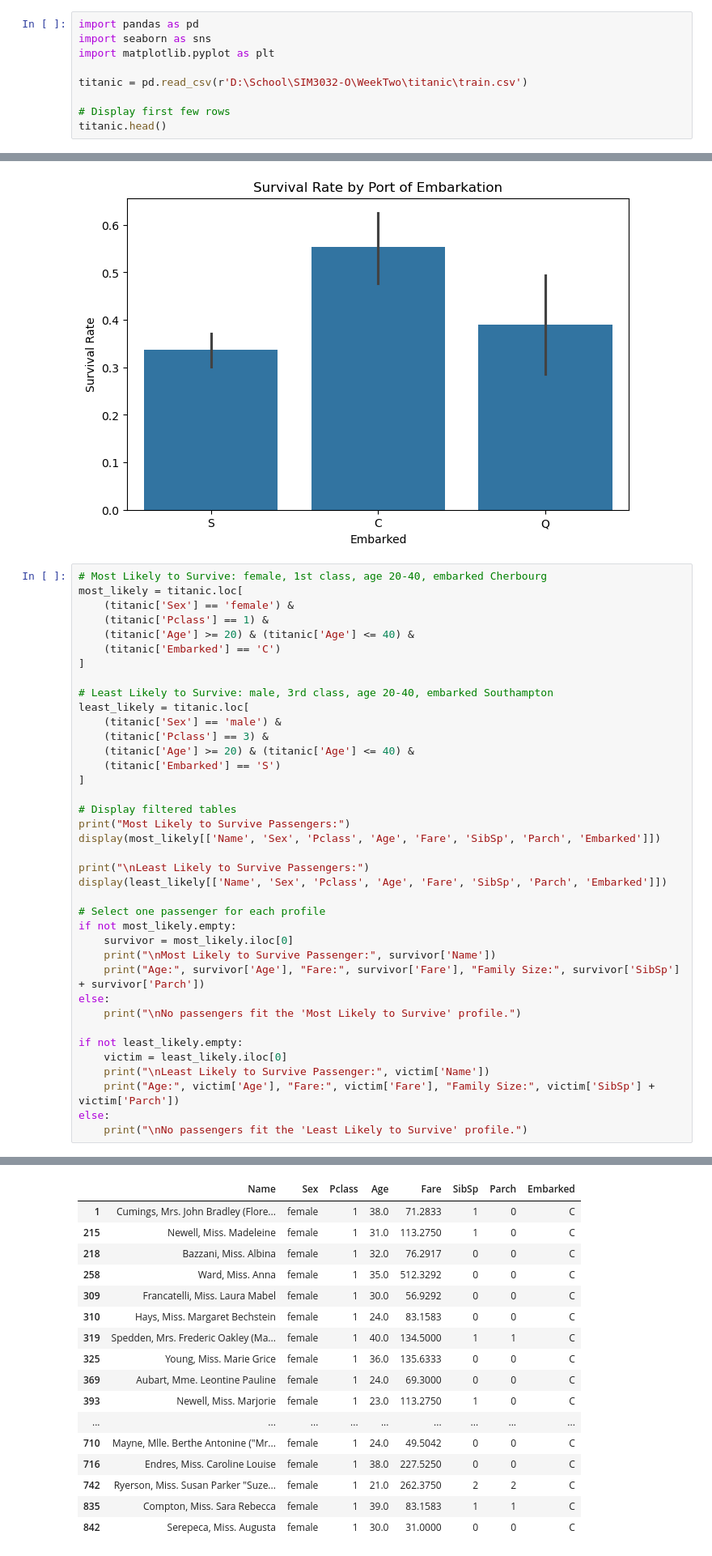
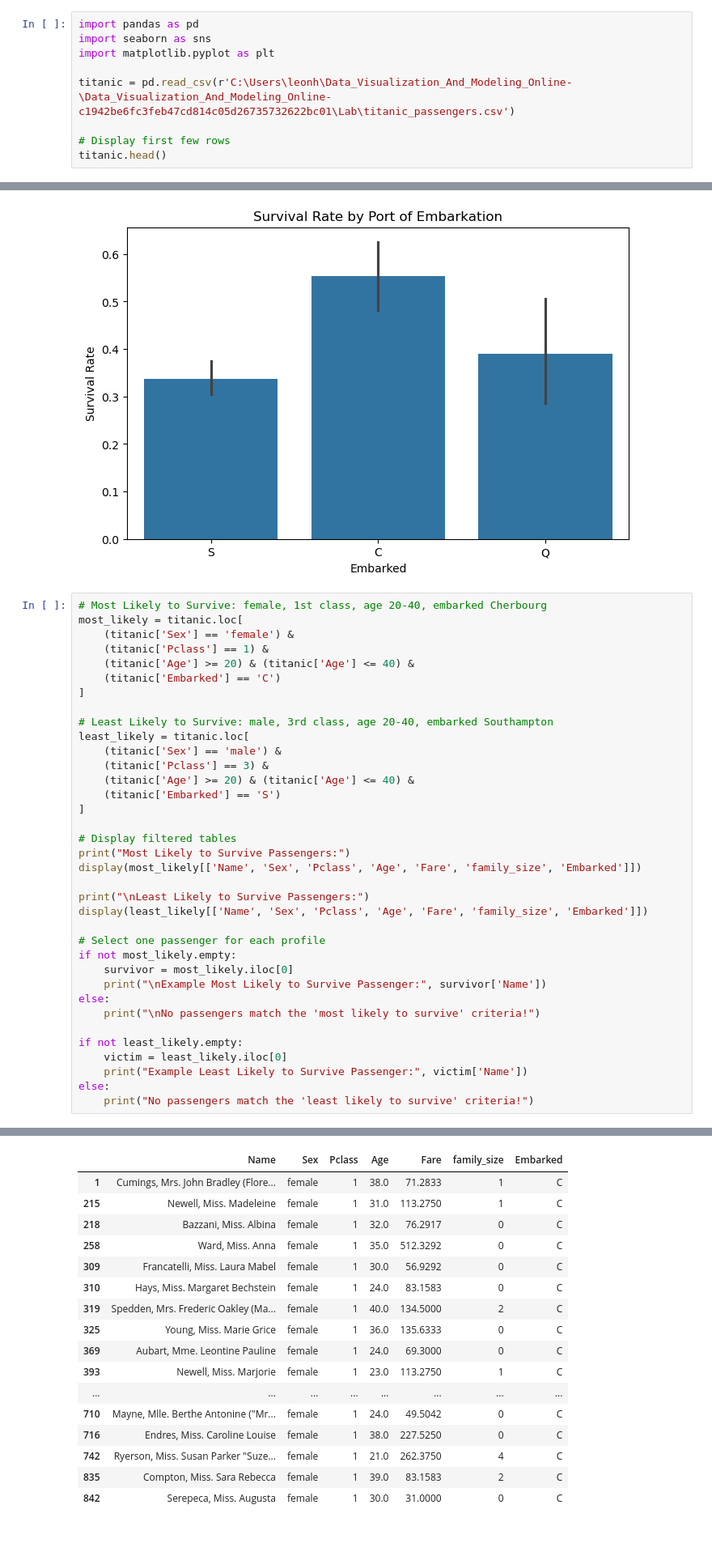
Before and after one commit to Zoro2131/DataVisualizationLabs, a Jupyter notebook: 2.3 Visualizing Relationships Between Categorical Features Lab.ipynb, the cells around one changed output, grey strips where cells are left out. Shown at 81% size. Drawn from its saved outputs; the diff is of its cells as text.

```diff
--- a/2.3 Visualizing Relationships Between Categorical Features Lab.ipynb
+++ b/2.3 Visualizing Relationships Between Categorical Features Lab.ipynb
@@ -44,7 +44,7 @@ import pandas as pd
 import seaborn as sns
 import matplotlib.pyplot as plt
 
-titanic = pd.read_csv(r'D:\School\SIM3032-O\WeekTwo\titanic\train.csv')
+titanic = pd.read_csv(r'C:\Users\leonh\Data_Visualization_And_Modeling_Online-\Data_Visualization_And_Modeling_Online-c1942be6fc3feb47cd814c05d26735732622bc01\Lab\titanic_passengers.csv')
 
 # Display first few rows
 titanic.head()
@@ -145,23 +175,21 @@ least_likely = titanic.loc[
 
 # Display filtered tables
 print("Most Likely to Survive Passengers:")
-display(most_likely[['Name', 'Sex', 'Pclass', 'Age', 'Fare', 'SibSp', 'Parch', 'Embarked']])
+display(most_likely[['Name', 'Sex', 'Pclass', 'Age', 'Fare', 'family_size', 'Embarked']])
 
 print("\nLeast Likely to Survive Passengers:")
-display(least_likely[['Name', 'Sex', 'Pclass', 'Age', 'Fare', 'SibSp', 'Parch', 'Embarked']])
+display(least_likely[['Name', 'Sex', 'Pclass', 'Age', 'Fare', 'family_size', 'Embarked']])
 
 # Select one passenger for each profile
 if not most_likely.empty:
     survivor = most_likely.iloc[0]
-    print("\nMost Likely to Survive Passenger:", survivor['Name'])
-    print("Age:", survivor['Age'], "Fare:", survivor['Fare'], "Family Size:", survivor['SibSp'] + survivor['Parch'])
+    print("\nExample Most Likely to Survive Passenger:", survivor['Name'])
 else:
-    print("\nNo passengers fit the 'Most Likely to Survive' profile.")
+    print("\nNo passengers match the 'most likely to survive' criteria!")
 
 if not least_likely.empty:
     victim = least_likely.iloc[0]
-    print("\nLeast Likely to Survive Passenger:", victim['Name'])
-    print("Age:", victim['Age'], "Fare:", victim['Fare'], "Family Size:", victim['SibSp'] + victim['Parch'])
+    print("Example Least Likely to Survive Passenger:", victim['Name'])
 else:
-    print("\nNo passengers fit the 'Least Likely to Survive' profile.")
+    print("No passengers match the 'least likely to survive' criteria!")
 # %% [output]
@@ -169,17 +197,17 @@ Filtered Most Likely to Survive Passengers:
-|  | Name | Sex | Pclass | Age | Fare | SibSp | Parch | Embarked |
-| 1 | Cumings, Mrs. John Bradley (Flore... | female | 1 | 38.0 | 71.2833 | 1 | 0 | C |
-| 215 | Newell, Miss. Madeleine | female | 1 | 31.0 | 113.2750 | 1 | 0 | C |
-| 218 | Bazzani, Miss. Albina | female | 1 | 32.0 | 76.2917 | 0 | 0 | C |
-| 258 | Ward, Miss. Anna | female | 1 | 35.0 | 512.3292 | 0 | 0 | C |
-| 309 | Francatelli, Miss. Laura Mabel | female | 1 | 30.0 | 56.9292 | 0 | 0 | C |
-| 310 | Hays, Miss. Margaret Bechstein | female | 1 | 24.0 | 83.1583 | 0 | 0 | C |
-| 319 | Spedden, Mrs. Frederic Oakley (Ma... | female | 1 | 40.0 | 134.5000 | 1 | 1 | C |
-| 325 | Young, Miss. Marie Grice | female | 1 | 36.0 | 135.6333 | 0 | 0 | C |
-| 369 | Aubart, Mme. Leontine Pauline | female | 1 | 24.0 | 69.3000 | 0 | 0 | C |
-| 393 | Newell, Miss. Marjorie | female | 1 | 23.0 | 113.2750 | 1 | 0 | C |
-| ... | ... | ... | ... | ... | ... | ... | ... | ... |
-| 710 | Mayne, Mlle. Berthe Antonine ("Mr... | female | 1 | 24.0 | 49.5042 | 0 | 0 | C |
-| 716 | Endres, Miss. Caroline Louise | female | 1 | 38.0 | 227.5250 | 0 | 0 | C |
-| 742 | Ryerson, Miss. Susan Parker "Suze... | female | 1 | 21.0 | 262.3750 | 2 | 2 | C |
-| 835 | Compton, Miss. Sara Rebecca | female | 1 | 39.0 | 83.1583 | 1 | 1 | C |
-| 842 | Serepeca, Miss. Augusta | female | 1 | 30.0 | 31.0000 | 0 | 0 | C |
+|  | Name | Sex | Pclass | Age | Fare | family_size | Embarked |
+| 1 | Cumings, Mrs. John Bradley (Flore... | female | 1 | 38.0 | 71.2833 | 1 | C |
+| 215 | Newell, Miss. Madeleine | female | 1 | 31.0 | 113.2750 | 1 | C |
+| 218 | Bazzani, Miss. Albina | female | 1 | 32.0 | 76.2917 | 0 | C |
+| 258 | Ward, Miss. Anna | female | 1 | 35.0 | 512.3292 | 0 | C |
+| 309 | Francatelli, Miss. Laura Mabel | female | 1 | 30.0 | 56.9292 | 0 | C |
+| 310 | Hays, Miss. Margaret Bechstein | female | 1 | 24.0 | 83.1583 | 0 | C |
+| 319 | Spedden, Mrs. Frederic Oakley (Ma... | female | 1 | 40.0 | 134.5000 | 2 | C |
+| 325 | Young, Miss. Marie Grice | female | 1 | 36.0 | 135.6333 | 0 | C |
+| 369 | Aubart, Mme. Leontine Pauline | female | 1 | 24.0 | 69.3000 | 0 | C |
+| 393 | Newell, Miss. Marjorie | female | 1 | 23.0 | 113.2750 | 1 | C |
+| ... | ... | ... | ... | ... | ... | ... | ... |
+| 710 | Mayne, Mlle. Berthe Antonine ("Mr... | female | 1 | 24.0 | 49.5042 | 0 | C |
+| 716 | Endres, Miss. Caroline Louise | female | 1 | 38.0 | 227.5250 | 0 | C |
+| 742 | Ryerson, Miss. Susan Parker "Suze... | female | 1 | 21.0 | 262.3750 | 4 | C |
+| 835 | Compton, Miss. Sara Rebecca | female | 1 | 39.0 | 83.1583 | 2 | C |
+| 842 | Serepeca, Miss. Augusta | female | 1 | 30.0 | 31.0000 | 0 | C |
```
Also changed, not shown: parts of 4 cells of this notebook.
